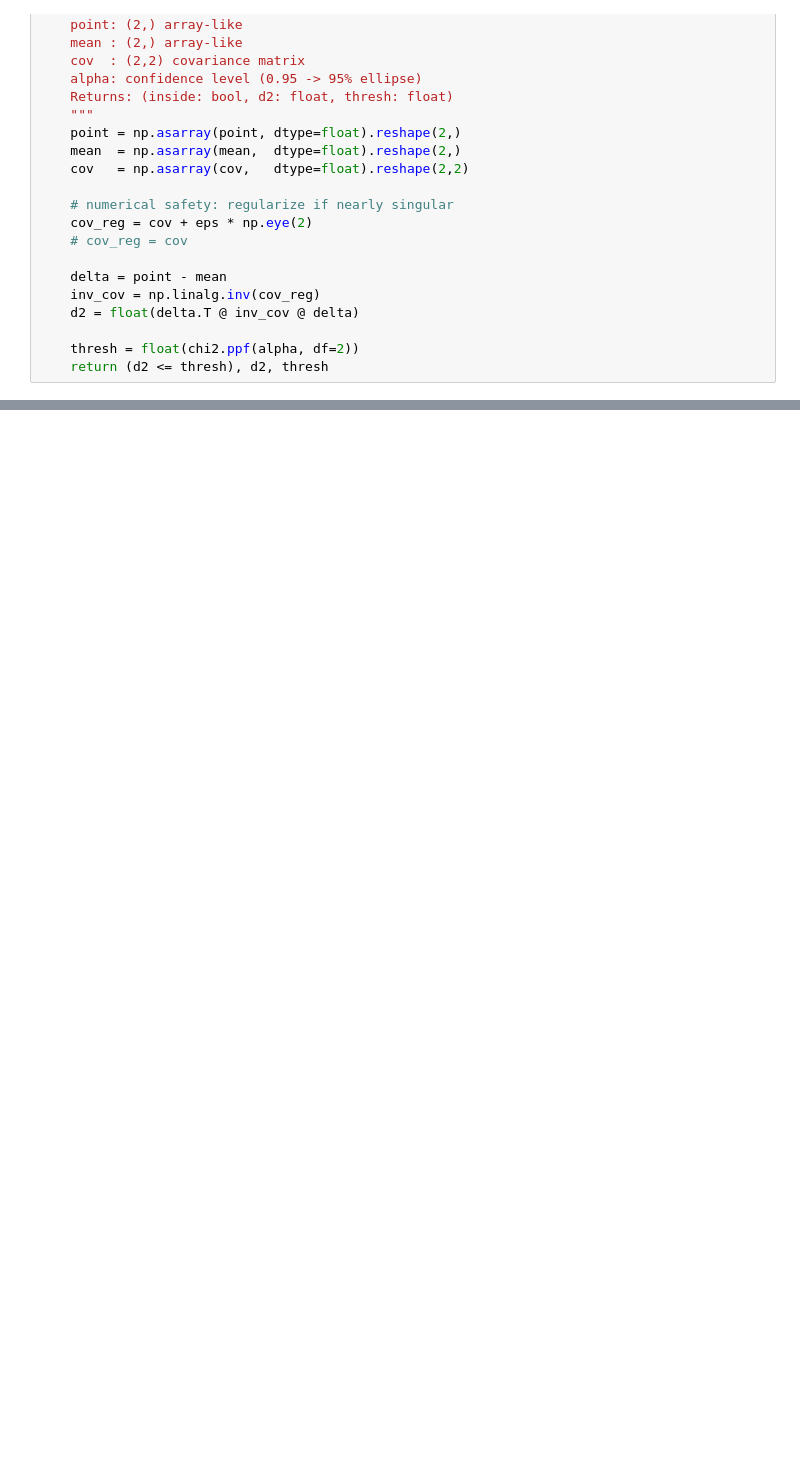
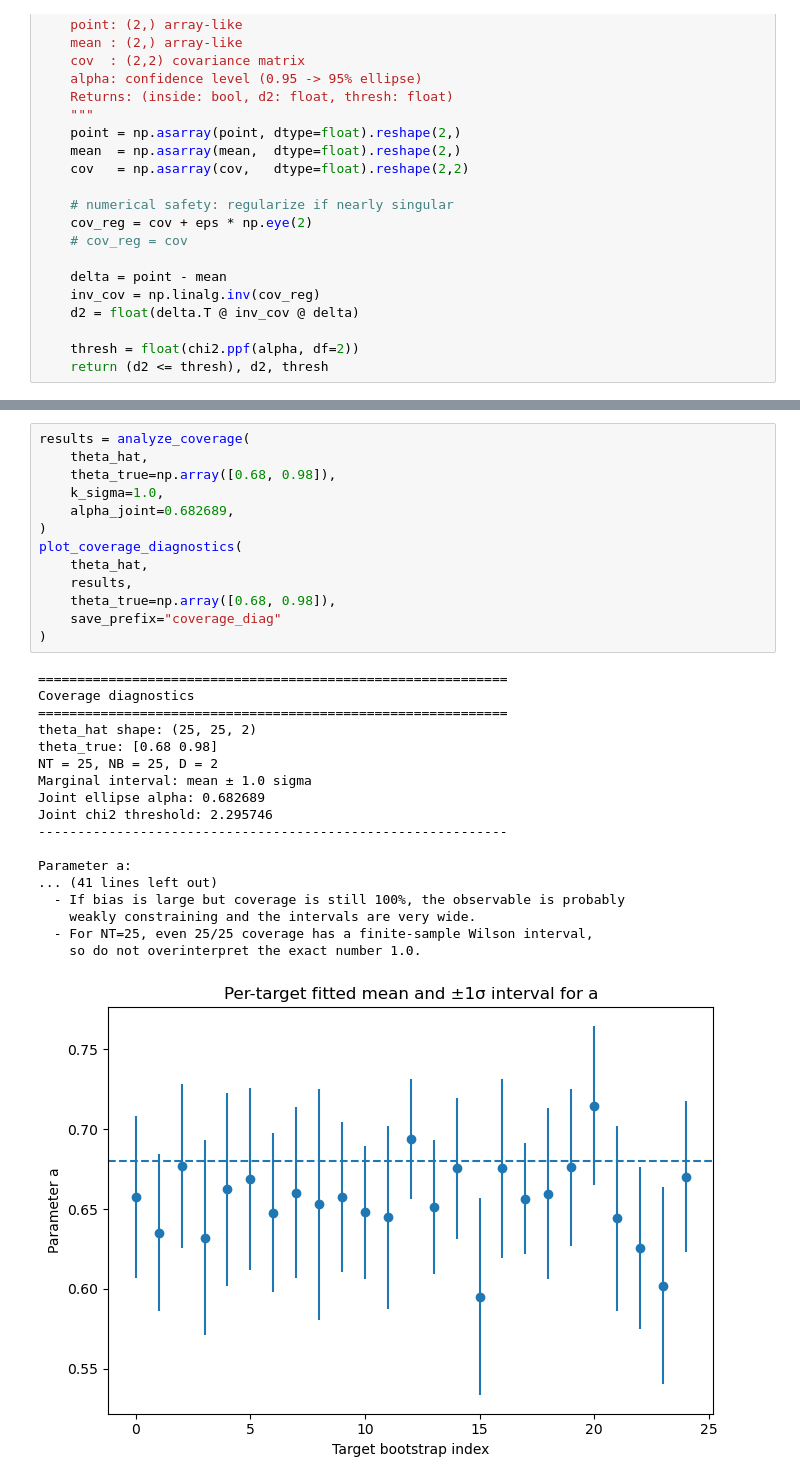
Before and after one commit to tonymenzo/RSA, a Jupyter notebook: src/Coverage_tests/unpack.ipynb, the cells around one changed output, grey strips where cells are left out. Saved outputs shown, nothing was run; the diff lists cells and outputs as text; blank space fills up the shorter version.

```diff
--- a/src/Coverage_tests/unpack.ipynb
+++ b/src/Coverage_tests/unpack.ipynb
@@ -216,0 +692,32 @@ Coverage: 0.0
+# %%
+results = analyze_coverage(
+    theta_hat,
+    theta_true=np.array([0.68, 0.98]),
+    k_sigma=1.0,
+    alpha_joint=0.682689,
+)
+plot_coverage_diagnostics(
+    theta_hat,
+    results,
+    theta_true=np.array([0.68, 0.98]),
+    save_prefix="coverage_diag"
+)
+# %% [output]
+============================================================
+Coverage diagnostics
+============================================================
+theta_hat shape: (25, 25, 2)
+theta_true: [0.68 0.98]
+NT = 25, NB = 25, D = 2
+Marginal interval: mean ± 1.0 sigma
+Joint ellipse alpha: 0.682689
+Joint chi2 threshold: 2.295746
+------------------------------------------------------------
+
+Parameter a:
+... (41 lines left out)
+  - If bias is large but coverage is still 100%, the observable is probably
+    weakly constraining and the intervals are very wide.
+  - For NT=25, even 25/25 coverage has a finite-sample Wilson interval,
+    so do not overinterpret the exact number 1.0.
+[figure, added]
```
Also changed, not shown: parts of 13 cells of this notebook, 55 other files.
